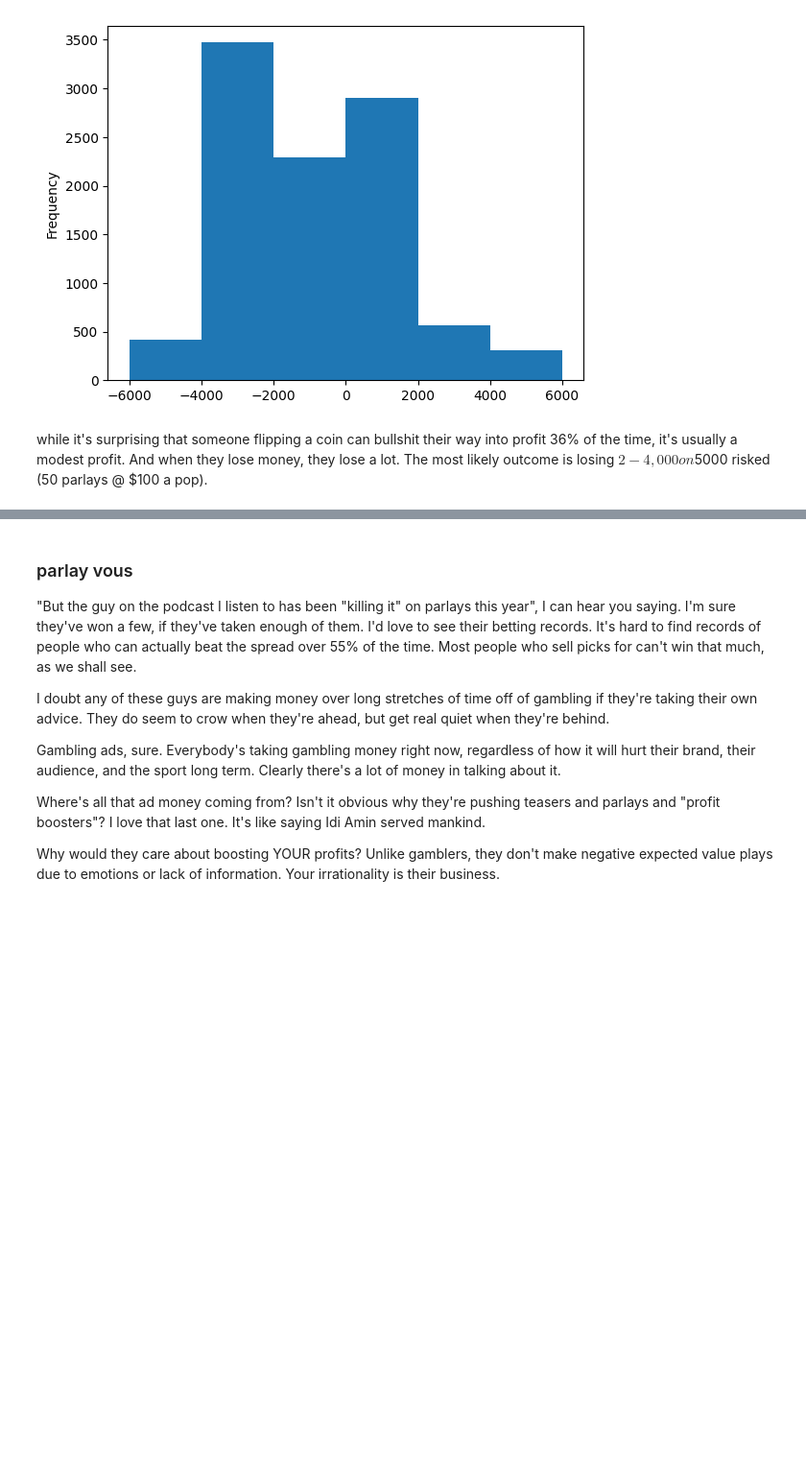
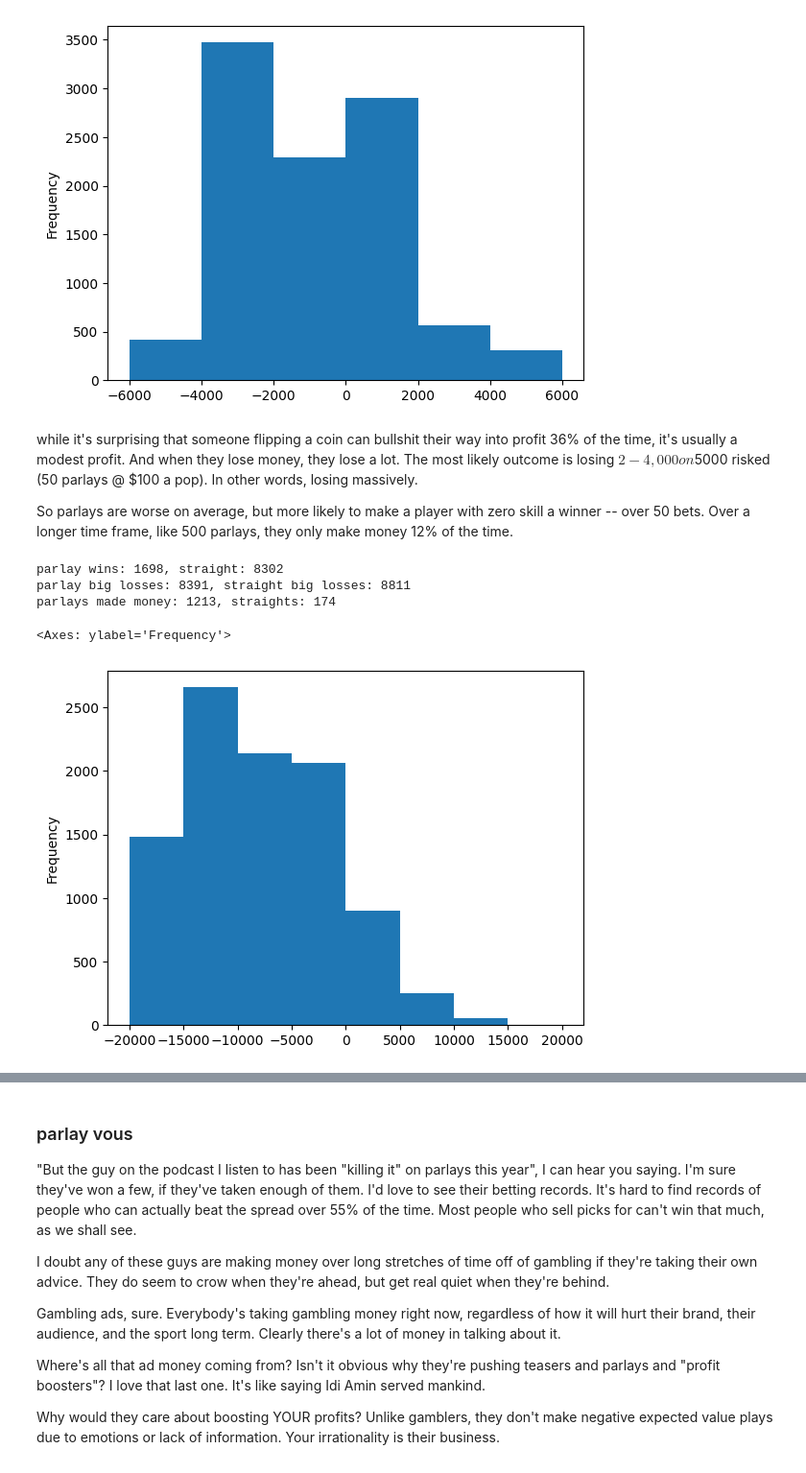
Before and after one commit to csdurfee/book, a Jupyter notebook: ep 1 INTRO.ipynb, the cells around one changed output, grey strips where cells are left out. Shown: that part at 96% size. Drawn from its saved outputs; the diff is of its cells as text; code cells hidden in the pictures; blank space fills up the shorter version.

```diff
--- a/ep 1 INTRO.ipynb
+++ b/ep 1 INTRO.ipynb
@@ -387,4 +398,18 @@ pd.Series(parlay_profits).plot.hist(bins=[-6000, -4000, -2000,  0,
 <Axes: ylabel='Frequency'>
 [figure]
 # %% [markdown]
-while it's surprising that someone flipping a coin can bullshit their way into profit 36% of the time, it's usually a modest profit. And when they lose money, they lose a lot. The most likely outcome is losing $2-4,000 on $5000 risked (50 parlays @ $100 a pop).
+while it's surprising that someone flipping a coin can bullshit their way into profit 36% of the time, it's usually a modest profit. And when they lose money, they lose a lot. The most likely outcome is losing $2-4,000 on $5000 risked (50 parlays @ $100 a pop). In other words, losing massively.
+
+So parlays are worse on average, but more likely to make a player with zero skill a winner -- over 50 bets. Over a longer time frame, like 500 parlays, they only make money 12% of the time.
+# %%
+all_results2 = intro.parlay_vs_straight(skill=.5, num_parlays=500)
+# %% [output]
+parlay wins: 1698, straight: 8302
+parlay big losses: 8391, straight big losses: 8811
+parlays made money: 1213, straights: 174
+# %%
+parlay_profits2, straight_profits2 = zip(*all_results2)
+pd.Series(parlay_profits2).plot.hist(bins=[-20000,-15000,-10000,-5000,0,5000,10000,15000,20000])
+# %% [output]
+<Axes: ylabel='Frequency'>
+[figure, added]
```
Also changed, not shown: parts of 10 cells of this notebook, 3 other files.
